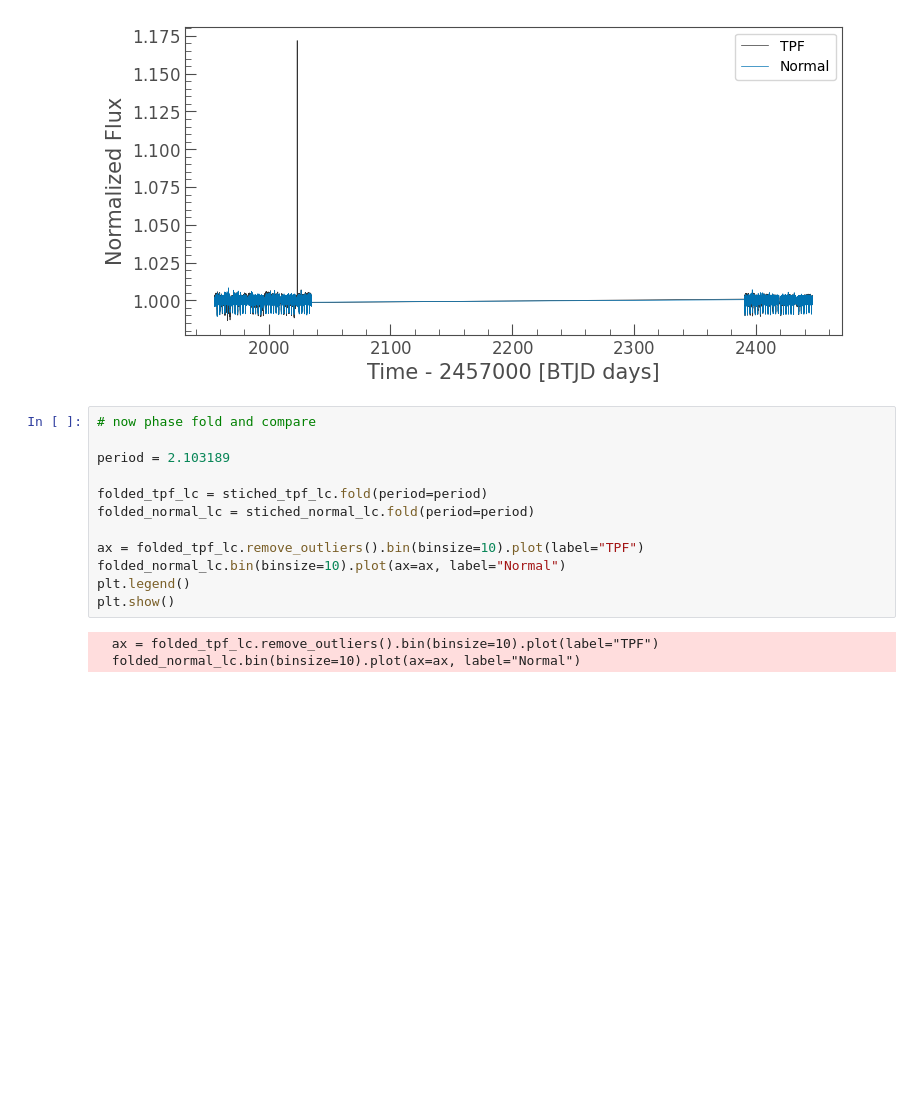
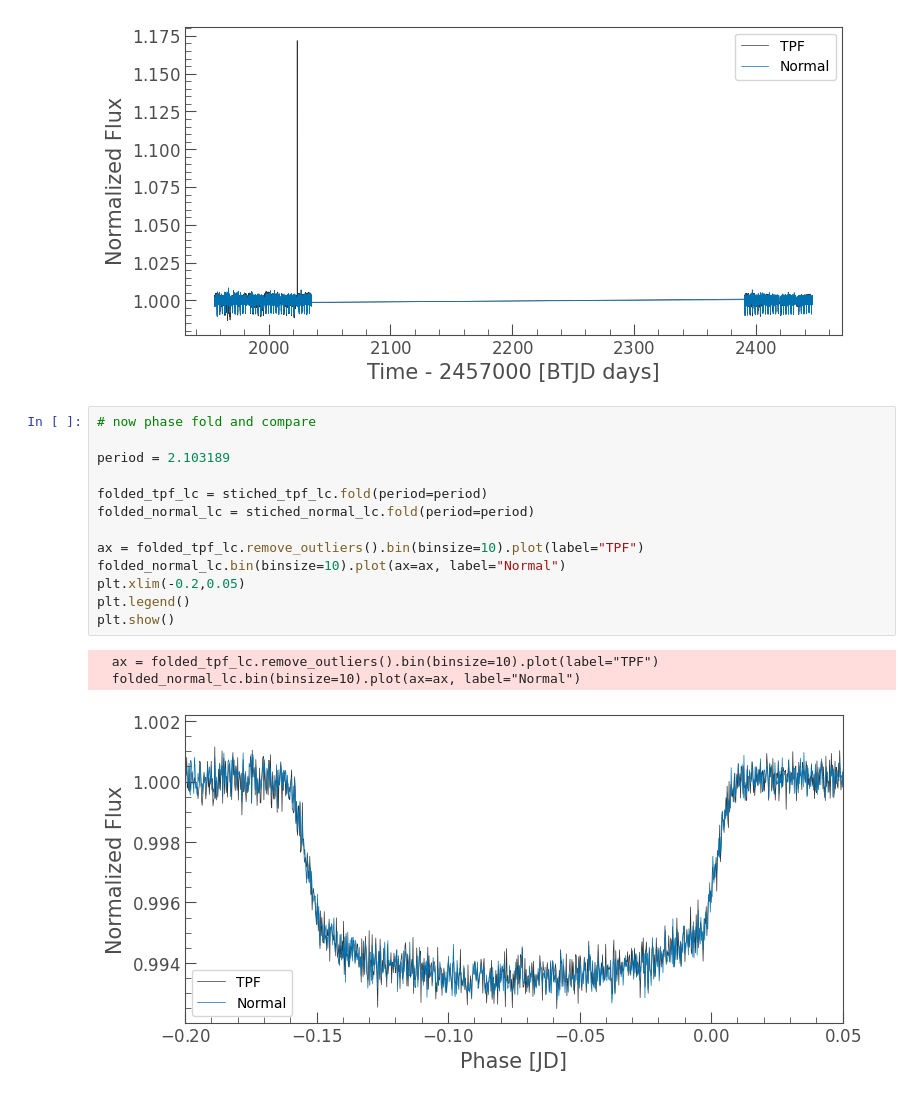
Before and after one commit to JCatton/KJRJMCMCMC, a Jupyter notebook: TransitAnalysis/test_generating_lightcurve.ipynb, the cells around one changed output. Saved outputs shown, nothing was run; the diff lists cells and outputs as text; blank space fills up the shorter version.

```diff
--- a/TransitAnalysis/test_generating_lightcurve.ipynb
+++ b/TransitAnalysis/test_generating_lightcurve.ipynb
@@ -79,15 +79,17 @@ plt.show()
 # %%
 # now phase fold and compare
 
 period = 2.103189
 
 folded_tpf_lc = stiched_tpf_lc.fold(period=period)
 folded_normal_lc = stiched_normal_lc.fold(period=period)
 
 ax = folded_tpf_lc.remove_outliers().bin(binsize=10).plot(label="TPF")
 folded_normal_lc.bin(binsize=10).plot(ax=ax, label="Normal")
+plt.xlim(-0.2,0.05)
 plt.legend()
 plt.show()
 # %% [output]
   ax = folded_tpf_lc.remove_outliers().bin(binsize=10).plot(label="TPF")
   folded_normal_lc.bin(binsize=10).plot(ax=ax, label="Normal")
+[figure, added]
```
Also changed, not shown: 1 other file.
